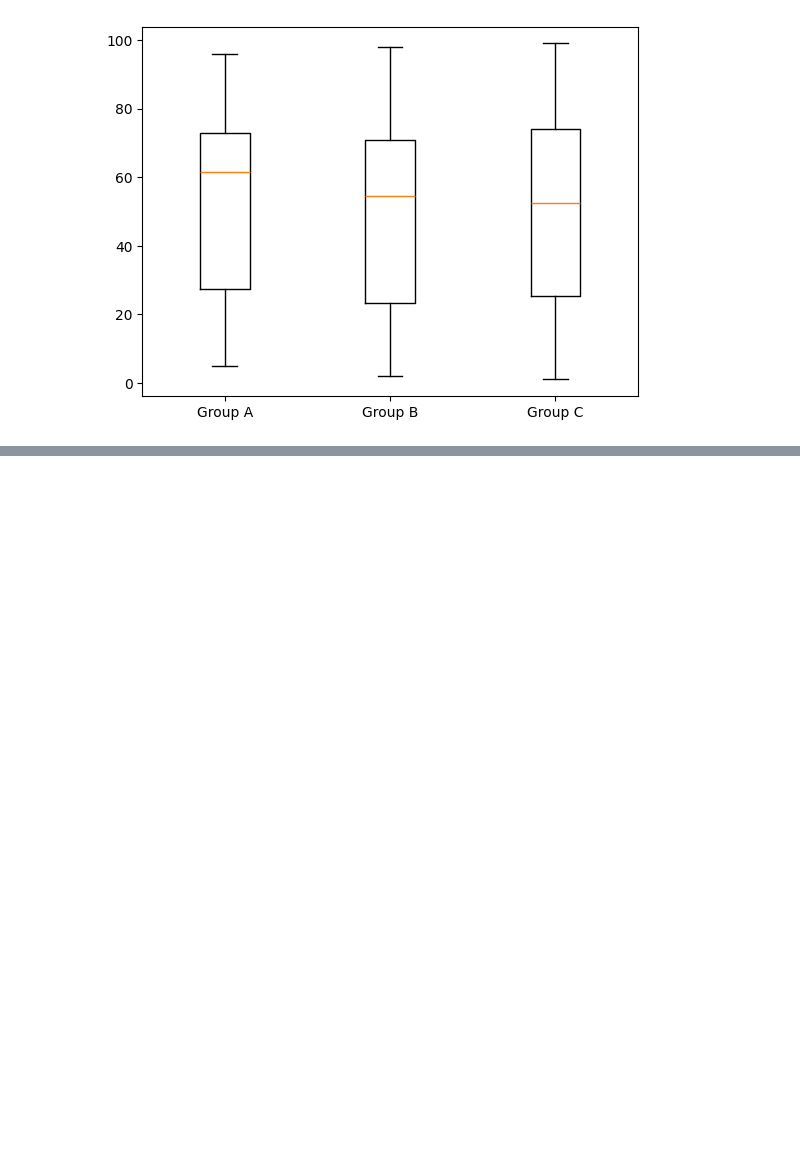
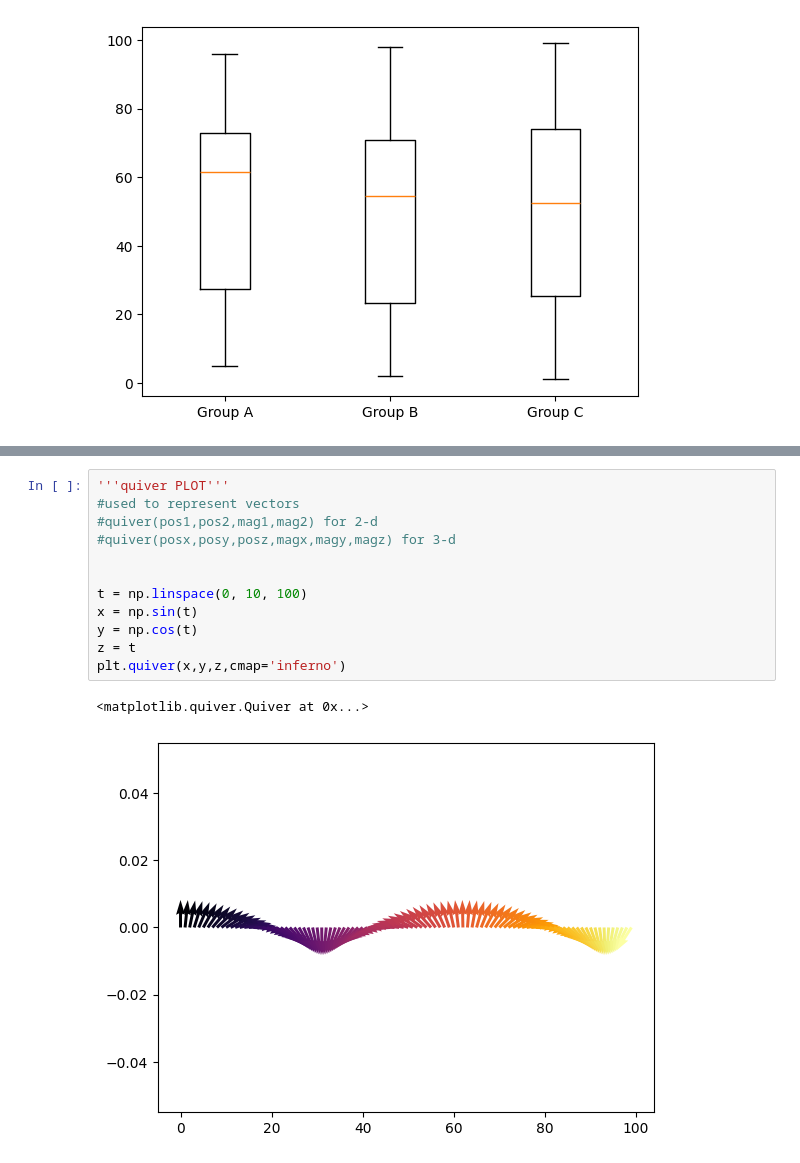
Before and after one commit to MehulEXE/python, a Jupyter notebook: matplot.ipynb, the cells around one changed output, grey strips where cells are left out. Cells and saved outputs as stored; diff of their text form; blank space fills up the shorter version.

```diff
--- a/matplot.ipynb
+++ b/matplot.ipynb
@@ -112,0 +143,15 @@ plt.show()
+# %%
+'''quiver PLOT'''
+#used to represent vectors
+#quiver(pos1,pos2,mag1,mag2) for 2-d
+#quiver(posx,posy,posz,magx,magy,magz) for 3-d
+
+
+t = np.linspace(0, 10, 100)
+x = np.sin(t)
+y = np.cos(t)
+z = t
+plt.quiver(x,y,z,cmap='inferno')
+# %% [output]
+<matplotlib.quiver.Quiver at 0x...>
+[figure, added]
```
Also changed, not shown: parts of 8 cells of this notebook.
